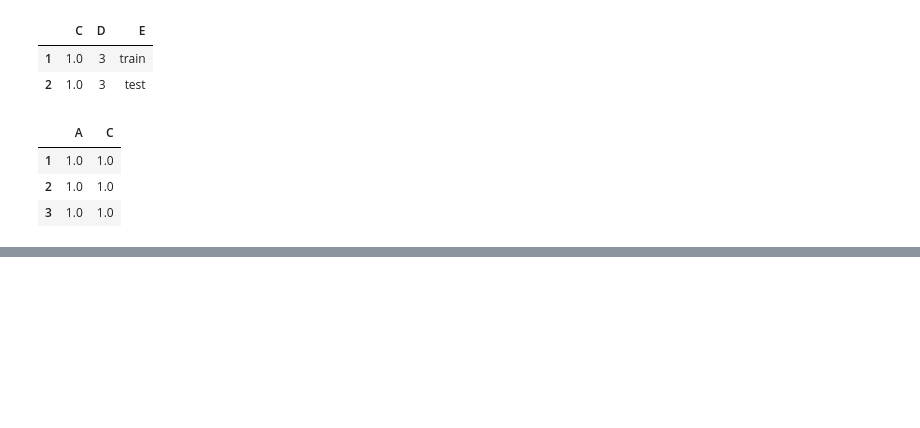
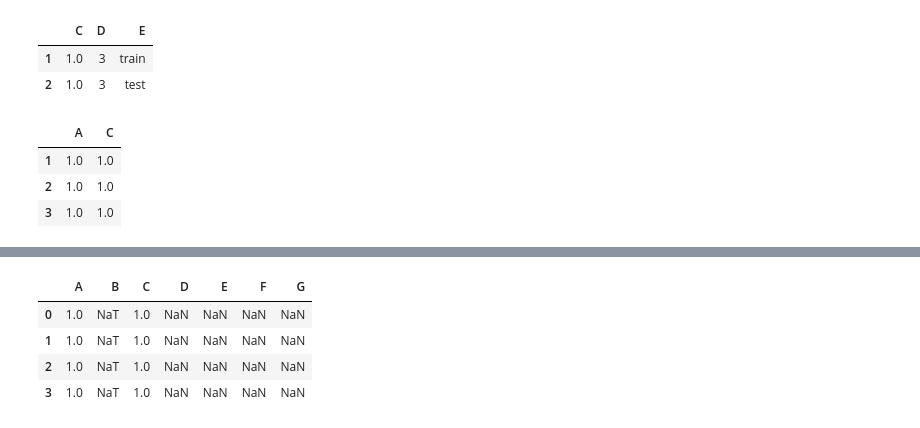
Before and after one commit to AIP-GIT/WIP, a Jupyter notebook: pandas/Amit_Pandas-1.ipynb, the cells around one changed output, grey strips where cells are left out. Drawn from its saved outputs; the diff is of its cells as text; code cells hidden in the pictures; blank space fills up the shorter version.

```diff
--- a/pandas/Amit_Pandas-1.ipynb
+++ b/pandas/Amit_Pandas-1.ipynb
@@ -194,0 +213,8 @@ df2.iloc[[1, 2, 3], [0, 2]]
+# %%
+df2[df2[["A","C"]]>0.0] # Selecting values from a DF where a boolean condition is met
+# %% [output]
+|  | A | B | C | D | E | F | G |
+| 0 | 1.0 | NaT | 1.0 | NaN | NaN | NaN | NaN |
+| 1 | 1.0 | NaT | 1.0 | NaN | NaN | NaN | NaN |
+| 2 | 1.0 | NaT | 1.0 | NaN | NaN | NaN | NaN |
+| 3 | 1.0 | NaT | 1.0 | NaN | NaN | NaN | NaN |
```
Also changed, not shown: parts of 19 cells of this notebook.
